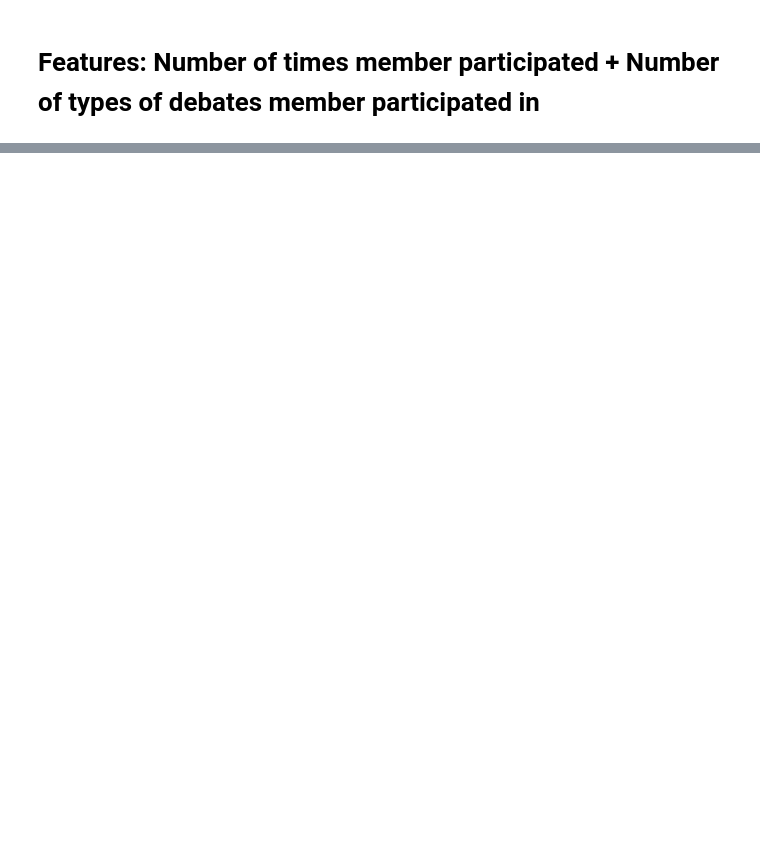
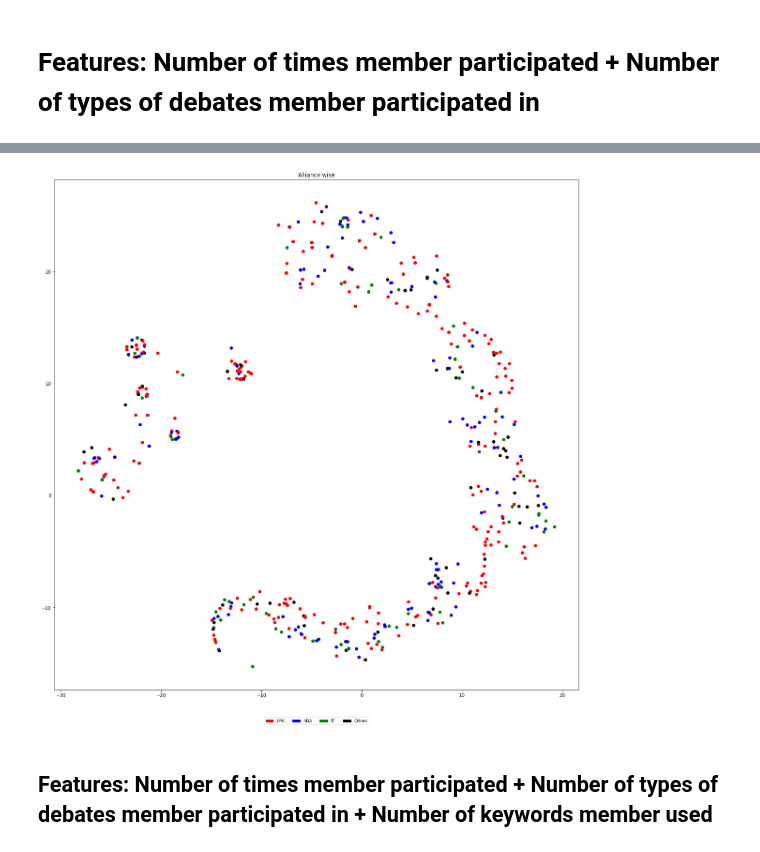
Before and after one commit to aditimavalankar/elec-pred, a Jupyter notebook: Code/Visualizing features with tSNE.ipynb, the cells around one changed output, grey strips where cells are left out. Drawn from its saved outputs; the diff is of its cells as text; code cells hidden in the pictures; blank space fills up the shorter version.

```diff
--- a/Code/Visualizing features with tSNE.ipynb
+++ b/Code/Visualizing features with tSNE.ipynb
@@ -148,0 +199,36 @@ plt.show()
+# %%
+color_map = {'UPA':'red', 'NDA':'blue', 'TF':'green', 'Others':'black'}
+
+member_colors = []
+
+for i in range(len(member_names)):
+    member_colors.append(color_map[party_alliance[member_details[member_names[i]][0]]])
+# %%
+legend_list = []
+
+for rec in color_map:
+    legend_list.append(mpatches.Patch(color = color_map[rec], label = rec))
+
+fontp = FontProperties()
+fontp.set_size('small')
+# %%
+pylab.figure(1, figsize=(20,20))
+
+fontp = FontProperties()
+fontp.set_size('small')
+
+plt.scatter([x[0] for x in coordinates], [x[1] for x in coordinates], c=member_colors)
+plt.legend(handles = legend_list, loc = 'upper center', bbox_to_anchor = (0.5, -0.05), prop = fontp, ncol = 8)
+plt.title('Alliance wise')
+
+# Uncomment this part to see labels
+
+#for i in range(len(member_names)):
+#    xy = (coordinates[i][0],coordinates[i][1])
+#    plt.annotate(i, xy)
+
+plt.show()
+# %% [output]
+[figure, added]
+# %% [markdown]
+## Features: Number of times member participated + Number of types of debates member participated in + Number of keywords member used
```
Also changed, not shown: parts of 31 cells of this notebook.
